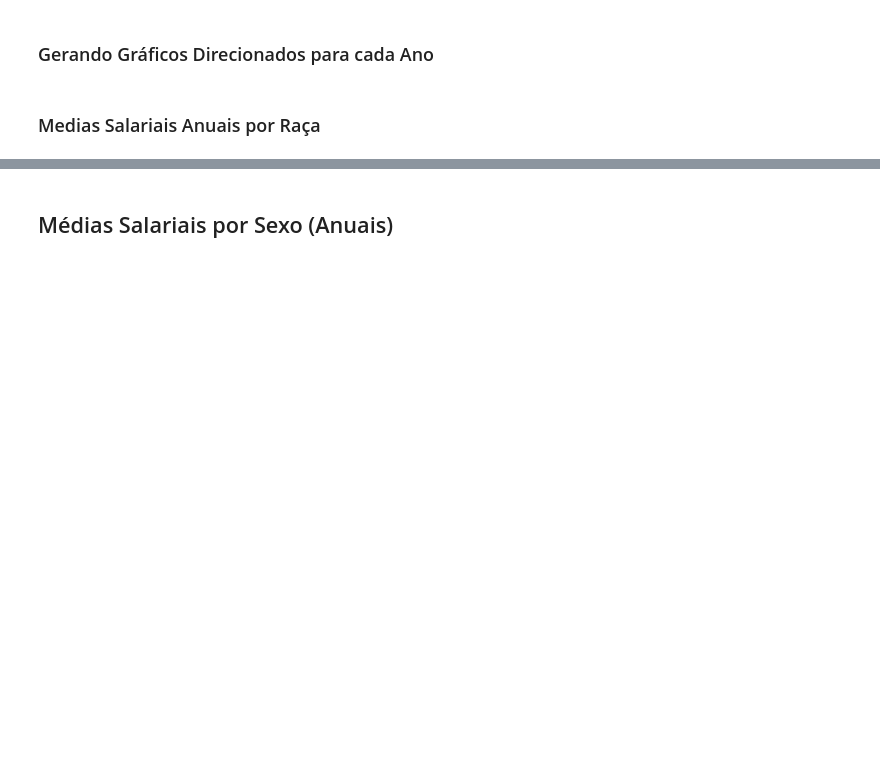
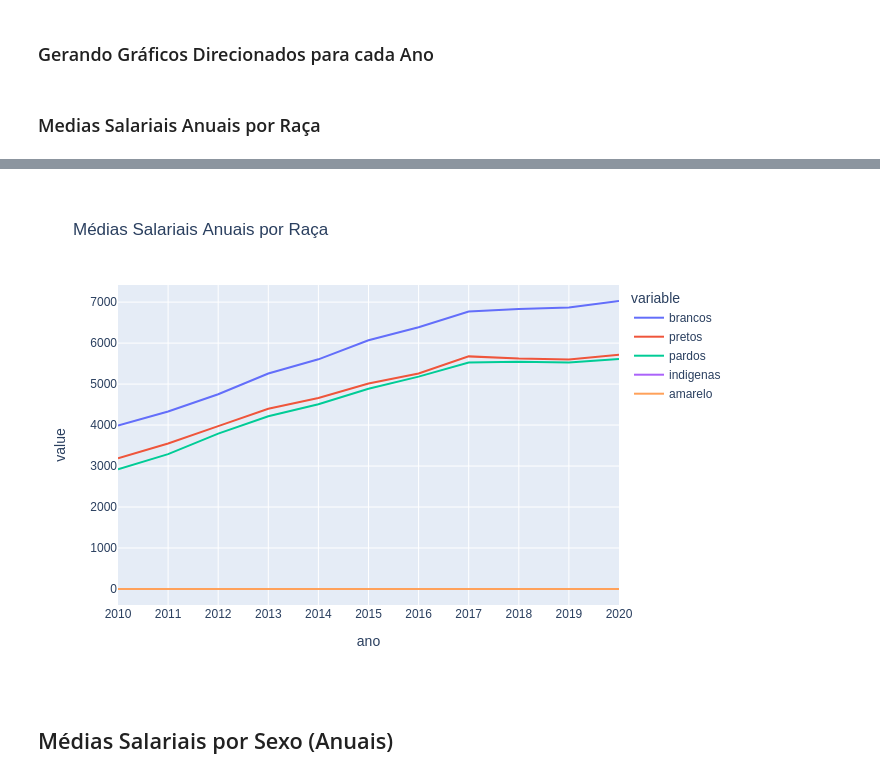
Before and after one commit to Mexazonic/HC_RAIS_ANALISE, a Jupyter notebook: [HC]Analise_RAIS.ipynb, the cells around one changed output, grey strips where cells are left out. Cells and saved outputs as stored; diff of their text form; code cells hidden in the pictures; blank space fills up the shorter version.

Commit message:
Adição de visualização de gráficos

```diff
--- a/[HC]Analise_RAIS.ipynb
+++ b/[HC]Analise_RAIS.ipynb
@@ -159,5 +167,7 @@ fig.update_xaxes(
     dtick="M1",
     tickformat="%b\n%Y",
     ticklabelmode="period")
-fig.show()
+#fig.show()
+fig.write_image('./images/' + ano + 'line_plot.png')
+Image(filename='./images/' + ano + 'line_plot.png')
 # %% [output]
@@ -165,3 +174,4 @@ fig.show()
+[figure, added]
 # %% [markdown]
 ## Médias Salariais por Sexo (Anuais)
 # %%
```
Also changed, not shown: parts of 8 cells of this notebook.
